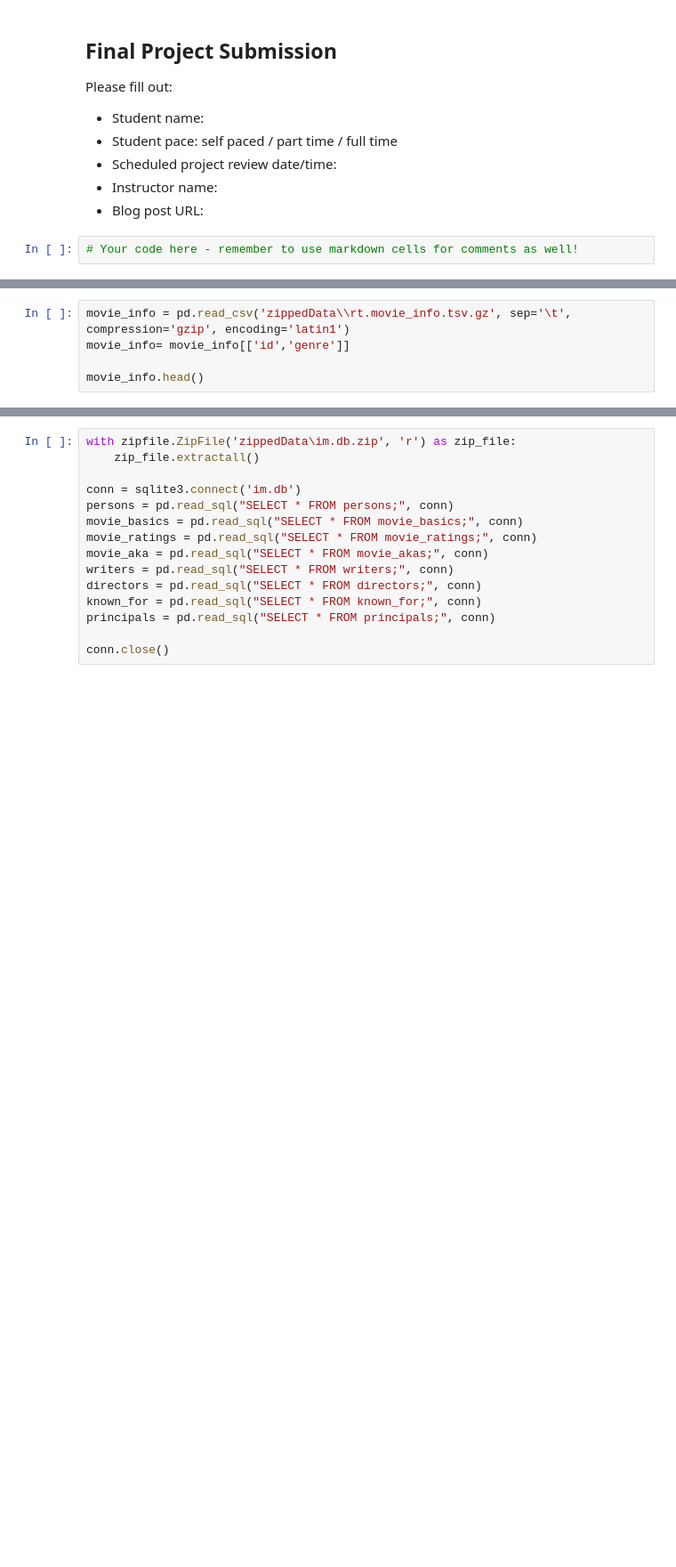
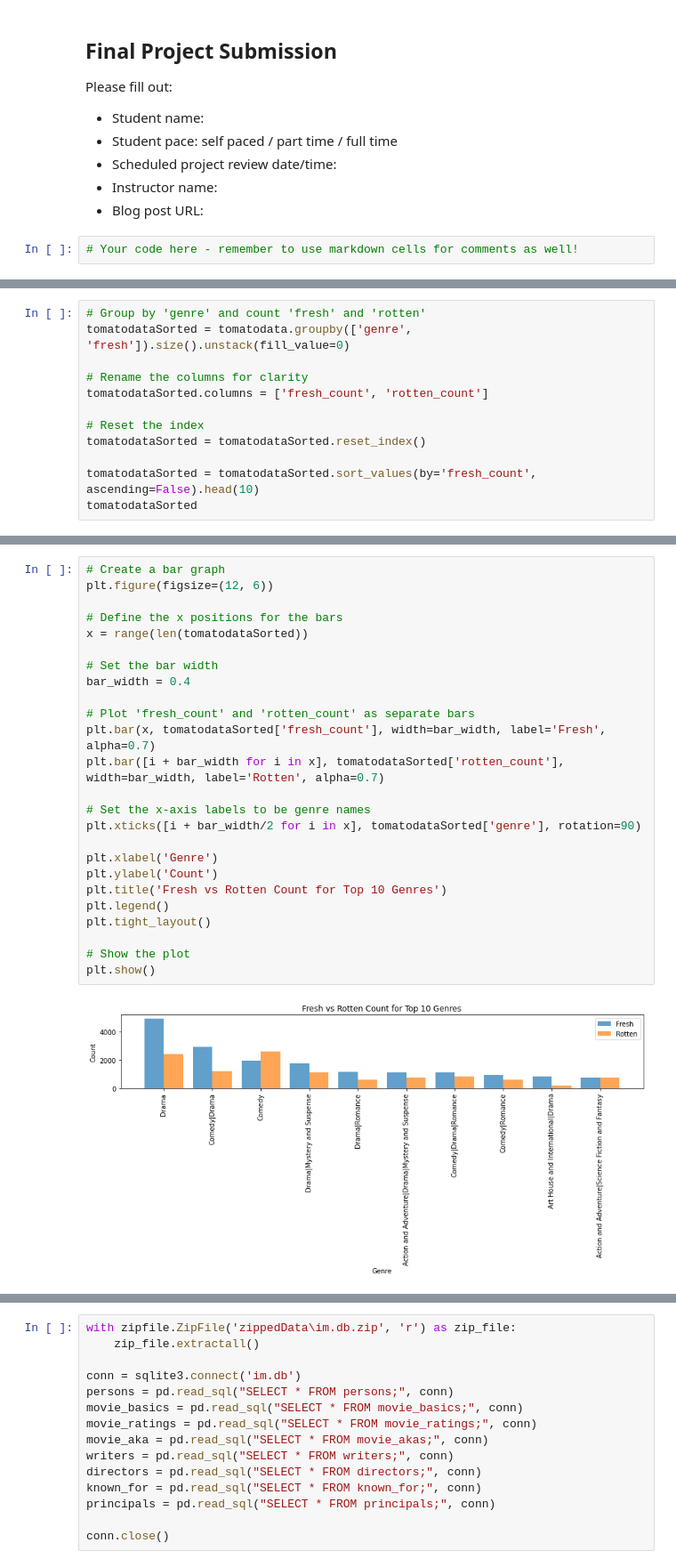
Before and after one commit to Wolfie3D/dsc-phase-1-project, a Jupyter notebook: student.ipynb, the cells around one changed output, grey strips where cells are left out. Shown: that part at 89% size. Cells and saved outputs as stored; diff of their text form; blank space fills up the shorter version.

```diff
--- a/student.ipynb
+++ b/student.ipynb
@@ -37,5 +31,0 @@ reviews.head()
-# %%
-movie_info = pd.read_csv('zippedData\\rt.movie_info.tsv.gz', sep='\t', compression='gzip', encoding='latin1')
-movie_info= movie_info[['id','genre']]
-
-movie_info.head()
@@ -48,0 +42,12 @@ movie_info.head()
+# %%
+# Group by 'genre' and count 'fresh' and 'rotten'
+tomatodataSorted = tomatodata.groupby(['genre', 'fresh']).size().unstack(fill_value=0)
+
+# Rename the columns for clarity
+tomatodataSorted.columns = ['fresh_count', 'rotten_count']
+
+# Reset the index
+tomatodataSorted = tomatodataSorted.reset_index()
+
+tomatodataSorted = tomatodataSorted.sort_values(by='fresh_count', ascending=False).head(10)
+tomatodataSorted
@@ -48,0 +66,27 @@ movie_info.head()
+# %%
+# Create a bar graph
+plt.figure(figsize=(12, 6))
+
+# Define the x positions for the bars
+x = range(len(tomatodataSorted))
+
+# Set the bar width
+bar_width = 0.4
+
+# Plot 'fresh_count' and 'rotten_count' as separate bars
+plt.bar(x, tomatodataSorted['fresh_count'], width=bar_width, label='Fresh', alpha=0.7)
+plt.bar([i + bar_width for i in x], tomatodataSorted['rotten_count'], width=bar_width, label='Rotten', alpha=0.7)
+
+# Set the x-axis labels to be genre names
+plt.xticks([i + bar_width/2 for i in x], tomatodataSorted['genre'], rotation=90)
+
+plt.xlabel('Genre')
+plt.ylabel('Count')
+plt.title('Fresh vs Rotten Count for Top 10 Genres')
+plt.legend()
+plt.tight_layout()
+
+# Show the plot
+plt.show()
+# %% [output]
+[figure, added]
```
Also changed, not shown: parts of 20 cells of this notebook.
